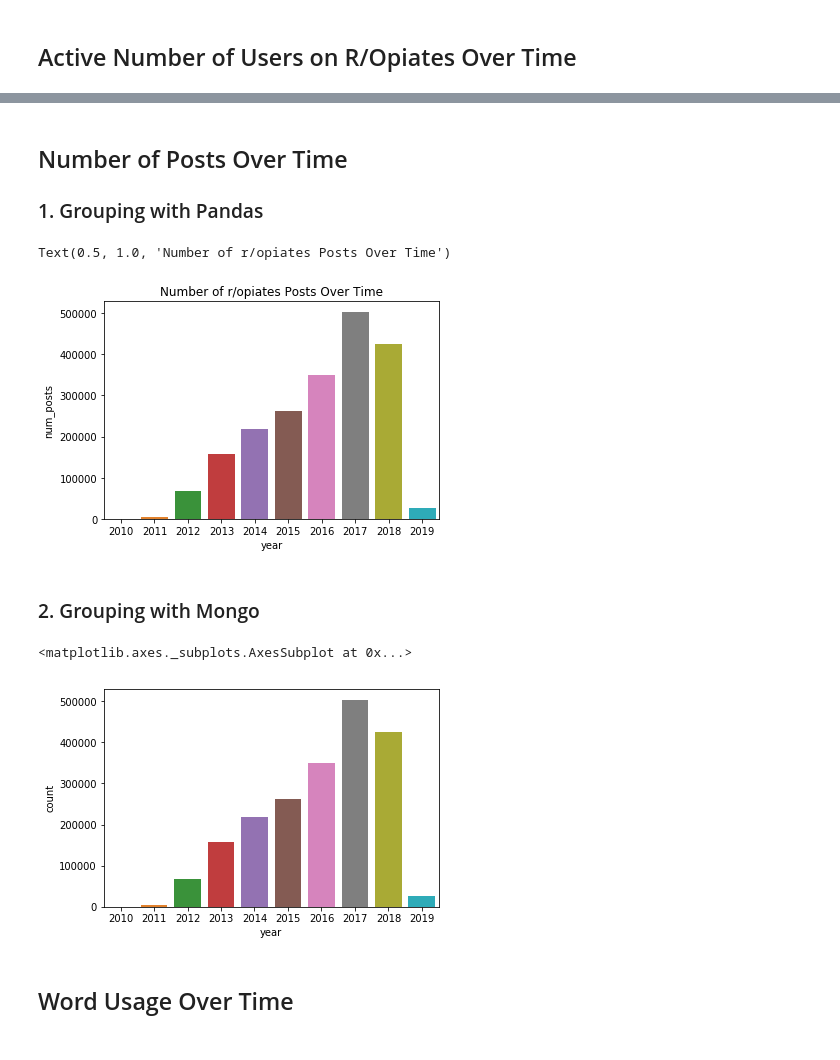
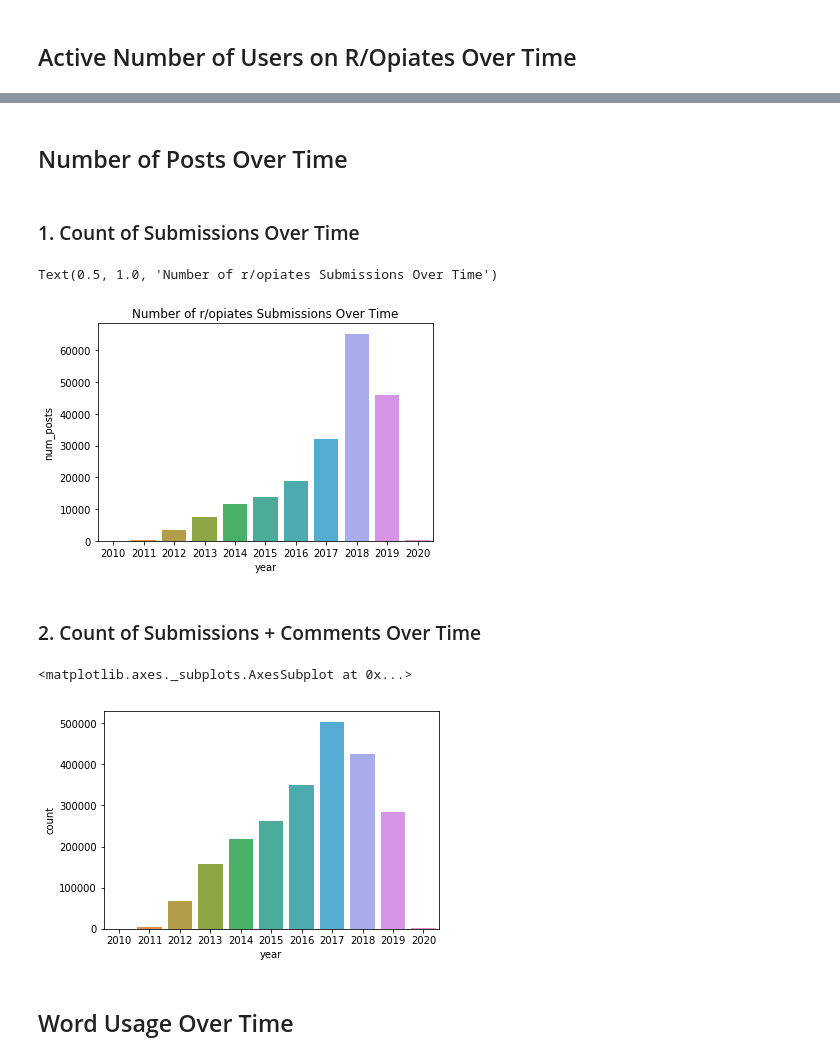
Before and after one commit to akilby/drug_pricing, a Jupyter notebook: explore.ipynb, the cells around one changed output, grey strips where cells are left out. Cells and saved outputs as stored; diff of their text form; code cells hidden in the pictures.

```diff
--- a/explore.ipynb
+++ b/explore.ipynb
@@ -62,44 +68,45 @@ Text(0.5, 1.0, 'Number of r/opiates Active Users Over Time')
 # %% [markdown]
 ## Number of Posts Over Time
-### 1. Grouping with Pandas
+# %% [markdown]
+### 1. Count of Submissions Over Time
 # %%
-count_df = full_df.groupby("year").count().reset_index().loc[:, ["year", "_id"]]
+count_df = sub_df.groupby("year").count().reset_index().loc[:, ["year", "_id"]]
 count_df.columns = ["year", "num_posts"]
 norm_posts: List[float] = [p / u for p, u in zip(count_df["num_posts"], user_counts)]
 ax = sns.barplot(x=count_df.year, y=count_df["num_posts"])
-ax.set_title("Number of r/opiates Posts Over Time")
+ax.set_title("Number of r/opiates Submissions Over Time")
 # %% [output]
-Text(0.5, 1.0, 'Number of r/opiates Posts Over Time')
+Text(0.5, 1.0, 'Number of r/opiates Submissions Over Time')
-[figure, old version]
+[figure, new version]
-# %% [markdown]
-### 2. Grouping with Mongo
+# %% [markdown]
+### 2. Count of Submissions + Comments Over Time
 # %%
 # group by year
 query_str = {
     "$group": {
         "_id": {
             "year": {"$year": "$time"}},
         "count": {
             "$sum": 1
         },
         "subs": {"$sum": 1}
     }
 }
-query = coll.aggregate([query_str])
+query = COLL.aggregate([query_str])
 
 # extract data
 query_li = list(query)
 years = [str(it["_id"]["year"]) for it in query_li]
 counts = [it["count"] for it in query_li]
 
 # create dataframe
 df = pd.DataFrame({"year": years, "count": counts})
 
 # plot
 sns.barplot(x="year", y="count", data=df)
 # %% [output]
 <matplotlib.axes._subplots.AxesSubplot at 0x...>
-[figure, old version]
+[figure, new version]
 # %% [markdown]
 ## Word Usage Over Time
 # %%
```
Also changed, not shown: parts of 16 cells of this notebook, 1 other file.
